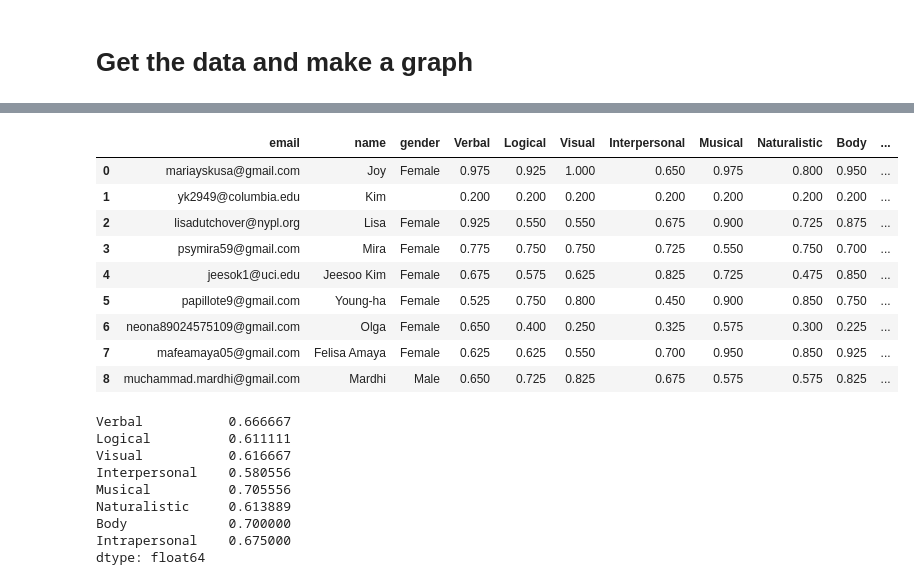
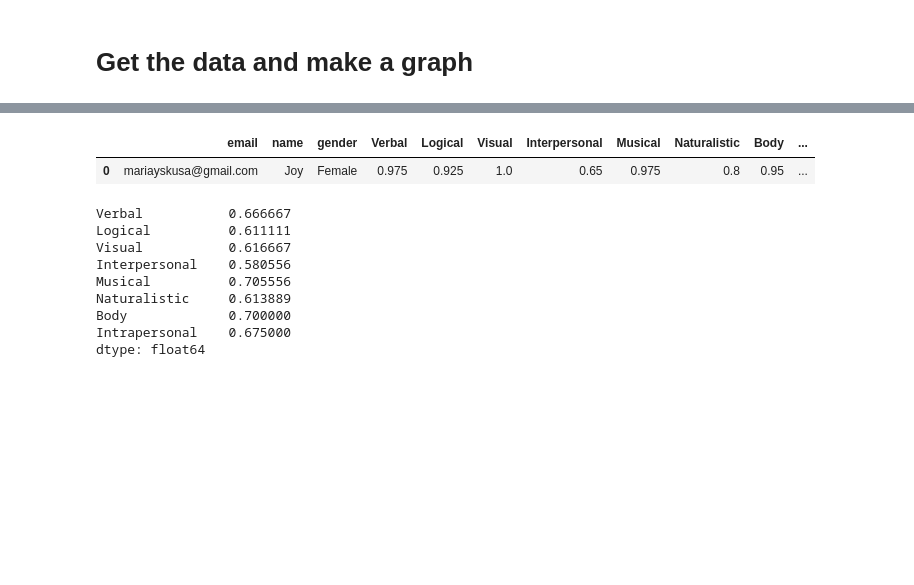
Before and after one commit to YounSooKimTech/Joy_Automation, a Jupyter notebook: Gardner's_Multiple_Intelligence_Theory_Questionnaire_&_Data_Visualization.ipynb, the cells around one changed output, grey strips where cells are left out. Cells and saved outputs as stored; diff of their text form; code cells hidden in the pictures; blank space fills up the shorter version.

```diff
--- a/Gardner's_Multiple_Intelligence_Theory_Questionnaire_&_Data_Visualization.ipynb
+++ b/Gardner's_Multiple_Intelligence_Theory_Questionnaire_&_Data_Visualization.ipynb
@@ -71,20 +76,12 @@ temp
 # %%
 temp_prop = temp
 
 temp_prop.iloc[:, 3:] = temp_prop.iloc[:, 3:] / 40
 
-temp_prop
+temp_prop.head(1)
 # %% [output]
 |  | email | name | gender | Verbal | Logical | Visual | Interpersonal | Musical | Naturalistic | Body | ... |
-| 0 | mariayskusa@gmail.com | Joy | Female | 0.975 | 0.925 | 1.000 | 0.650 | 0.975 | 0.800 | 0.950 | ... |
-| 1 | yk2949@columbia.edu | Kim |  | 0.200 | 0.200 | 0.200 | 0.200 | 0.200 | 0.200 | 0.200 | ... |
-| 2 | lisadutchover@nypl.org | Lisa | Female | 0.925 | 0.550 | 0.550 | 0.675 | 0.900 | 0.725 | 0.875 | ... |
-| 3 | psymira59@gmail.com | Mira | Female | 0.775 | 0.750 | 0.750 | 0.725 | 0.550 | 0.750 | 0.700 | ... |
-| 4 | jeesok1@uci.edu | Jeesoo Kim | Female | 0.675 | 0.575 | 0.625 | 0.825 | 0.725 | 0.475 | 0.850 | ... |
-| 5 | papillote9@gmail.com | Young-ha | Female | 0.525 | 0.750 | 0.800 | 0.450 | 0.900 | 0.850 | 0.750 | ... |
-| 6 | neona89024575109@gmail.com | Olga | Female | 0.650 | 0.400 | 0.250 | 0.325 | 0.575 | 0.300 | 0.225 | ... |
-| 7 | mafeamaya05@gmail.com | Felisa Amaya | Female | 0.625 | 0.625 | 0.550 | 0.700 | 0.950 | 0.850 | 0.925 | ... |
-| 8 | muchammad.mardhi@gmail.com | Mardhi | Male | 0.650 | 0.725 | 0.825 | 0.675 | 0.575 | 0.575 | 0.825 | ... |
+| 0 | mariayskusa@gmail.com | Joy | Female | 0.975 | 0.925 | 1.0 | 0.65 | 0.975 | 0.8 | 0.95 | ... |
 # %%
 temp_prop.iloc[:, 3:].mean()
 # %% [output]
```
Also changed, not shown: parts of 3 cells of this notebook.
